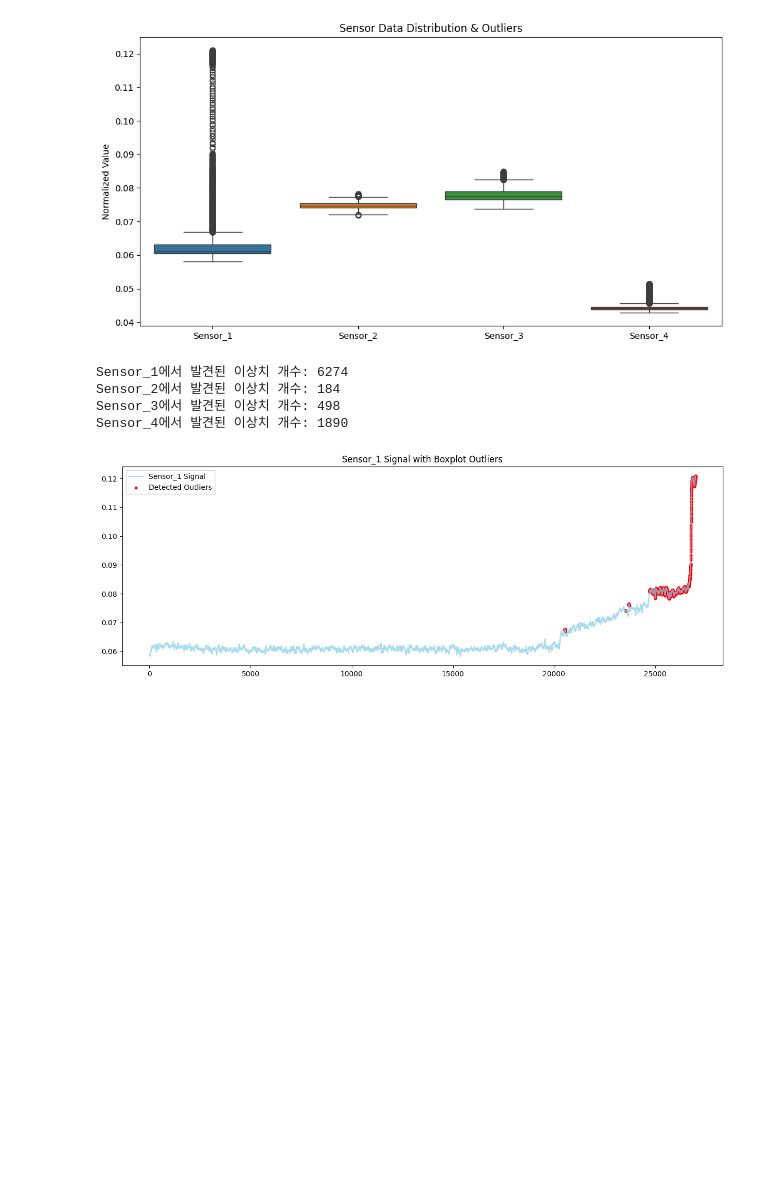
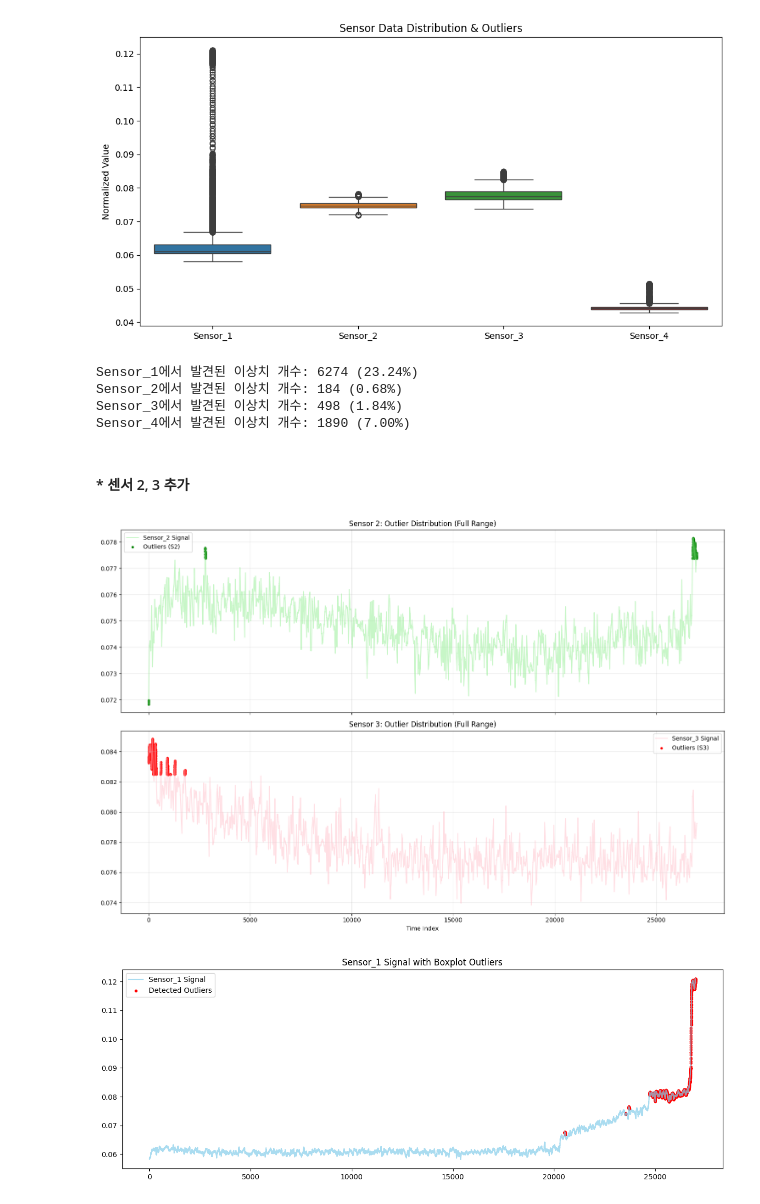
Before and after one commit to sooinp/Desktop, a Jupyter notebook: VSCode/모두의 딥러닝/미니프로젝트/0203.ipynb, the cells around one changed output. Saved outputs shown, nothing was run; the diff lists cells and outputs as text; code cells hidden in the pictures; blank space fills up the shorter version.

```diff
--- a/VSCode/모두의 딥러닝/미니프로젝트/0203.ipynb
+++ b/VSCode/모두의 딥러닝/미니프로젝트/0203.ipynb
@@ -400,21 +402,56 @@ def get_outlier_indices(df, column):
 
 # 예: Sensor_1의 이상치 확인
 outliers_s1, lb, ub = get_outlier_indices(tr2, 'Sensor_1')
-print(f"Sensor_1에서 발견된 이상치 개수: {len(outliers_s1)}")
+print(f"Sensor_1에서 발견된 이상치 개수: {len(outliers_s1)} ({len(outliers_s1)/len(tr2)*100:.2f}%)")
 # 예: Sensor_2의 이상치 확인
 outliers_s1, lb, ub = get_outlier_indices(tr2, 'Sensor_2')
-print(f"Sensor_2에서 발견된 이상치 개수: {len(outliers_s1)}")
+print(f"Sensor_2에서 발견된 이상치 개수: {len(outliers_s1)} ({len(outliers_s1)/len(tr2)*100:.2f}%)")
 # 예: Sensor_3의 이상치 확인
 outliers_s1, lb, ub = get_outlier_indices(tr2, 'Sensor_3')
-print(f"Sensor_3에서 발견된 이상치 개수: {len(outliers_s1)}")
+print(f"Sensor_3에서 발견된 이상치 개수: {len(outliers_s1)} ({len(outliers_s1)/len(tr2)*100:.2f}%)")
 # 예: Sensor_4의 이상치 확인
 outliers_s1, lb, ub = get_outlier_indices(tr2, 'Sensor_4')
-print(f"Sensor_4에서 발견된 이상치 개수: {len(outliers_s1)}")
+print(f"Sensor_4에서 발견된 이상치 개수: {len(outliers_s1)} ({len(outliers_s1)/len(tr2)*100:.2f}%)")
 # %% [output]
-Sensor_1에서 발견된 이상치 개수: 6274
-Sensor_2에서 발견된 이상치 개수: 184
-Sensor_3에서 발견된 이상치 개수: 498
-Sensor_4에서 발견된 이상치 개수: 1890
+Sensor_1에서 발견된 이상치 개수: 6274 (23.24%)
+Sensor_2에서 발견된 이상치 개수: 184 (0.68%)
+Sensor_3에서 발견된 이상치 개수: 498 (1.84%)
+Sensor_4에서 발견된 이상치 개수: 1890 (7.00%)
+# %% [markdown]
+#### * 센서 2, 3 추가
+# %%
+def get_outliers(df, col):
+    Q1 = df[col].quantile(0.25)
+    Q3 = df[col].quantile(0.75)
+    IQR = Q3 - Q1
+    lower_bound = Q1 - 1.5 * IQR
+    upper_bound = Q3 + 1.5 * IQR
+    return df[(df[col] < lower_bound) | (df[col] > upper_bound)].index
+# %%
+outliers_s2 = get_outliers(tr2, 'Sensor_2')
+outliers_s3 = get_outliers(tr2, 'Sensor_3')
+# %%
+fig, ax = plt.subplots(2, 1, figsize=(15, 10), sharex=True)
+
+# Sensor 2 그래프
+ax[0].plot(tr2.index, tr2['Sensor_2'], color='lightgreen', alpha=0.5, label='Sensor_2 Signal')
+ax[0].scatter(outliers_s2, tr2.loc[outliers_s2, 'Sensor_2'], color='green', s=10, label='Outliers (S2)')
+ax[0].set_title('Sensor 2: Outlier Distribution (Full Range)')
+ax[0].legend()
+ax[0].grid(True, alpha=0.3)
+
+# Sensor 3 그래프
+ax[1].plot(tr2.index, tr2['Sensor_3'], color='pink', alpha=0.5, label='Sensor_3 Signal')
+ax[1].scatter(outliers_s3, tr2.loc[outliers_s3, 'Sensor_3'], color='red', s=10, label='Outliers (S3)')
+ax[1].set_title('Sensor 3: Outlier Distribution (Full Range)')
+ax[1].legend()
+ax[1].grid(True, alpha=0.3)
+
+plt.xlabel('Time Index')
+plt.tight_layout()
+plt.show()
+# %% [output]
+[figure, added]
 # %%
 plt.figure(figsize=(15, 5))
 plt.plot(tr2['Sensor_1'], label='Sensor_1 Signal', color='skyblue', alpha=0.7)
```
Also changed, not shown: parts of 14 cells of this notebook.
